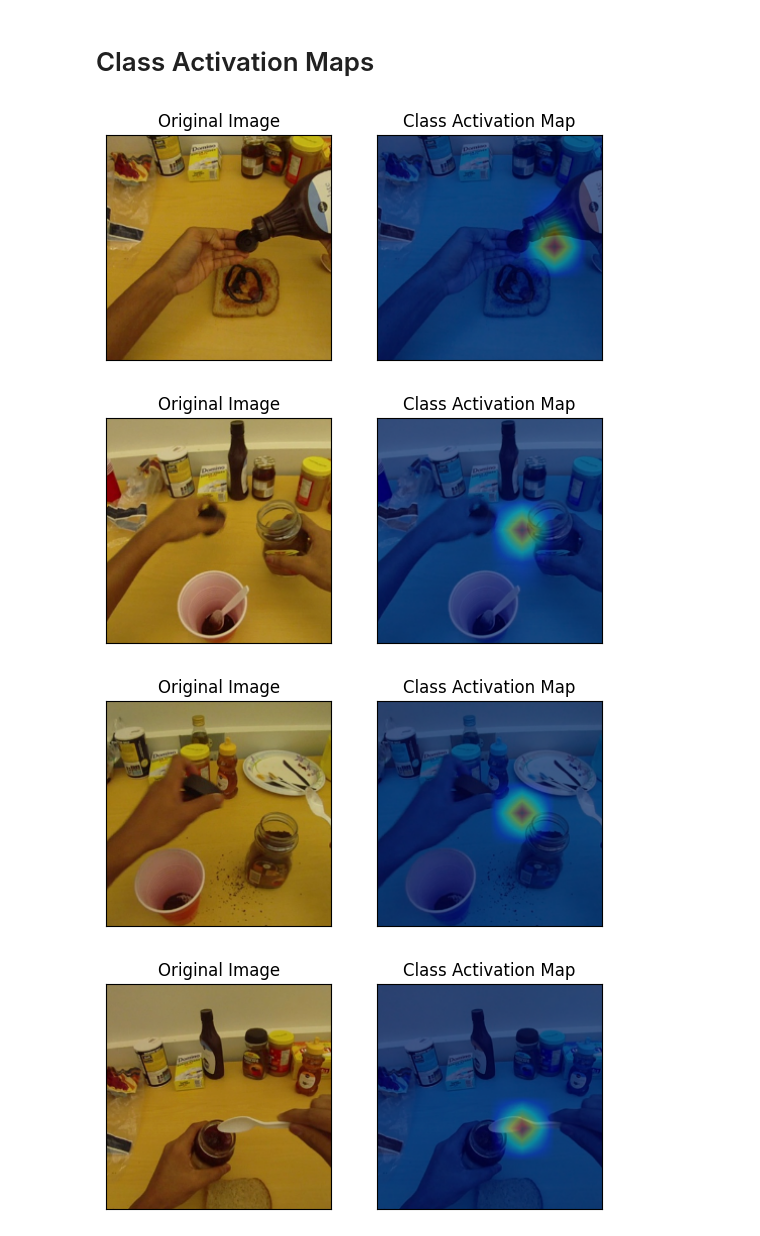
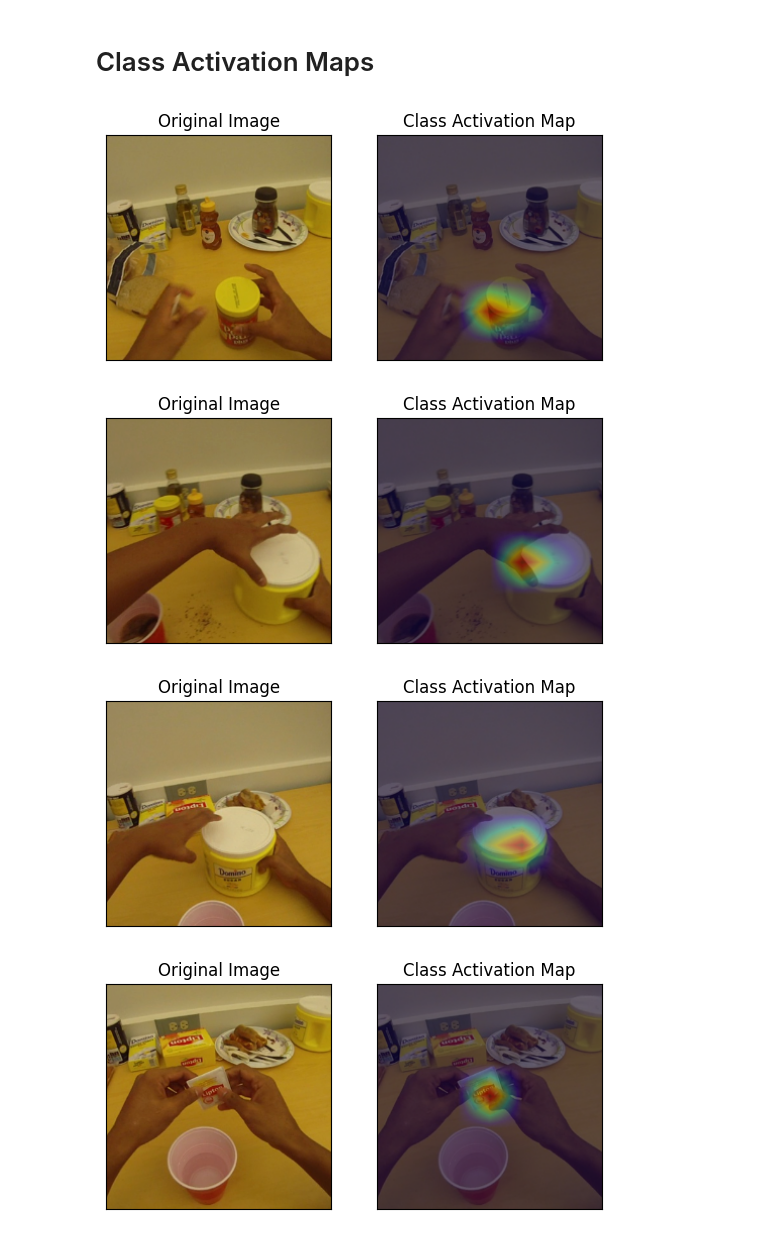
Before and after one commit to FarInHeight/Advanced-Machine-Learning, a Jupyter notebook: homework02/Homework2_AML.ipynb, the cells around one changed output. Drawn from its saved outputs; the diff is of its cells as text; code cells hidden in the pictures.

Commit message:
updated 2nd homework - fixed cam implementation

```diff
--- a/homework02/Homework2_AML.ipynb
+++ b/homework02/Homework2_AML.ipynb
@@ -259,8 +259,8 @@ class MyConvLSTMCell(nn.Module):
                      Variable(torch.randn(x.size(0), x.size(1), x.size(2), x.size(3)).cuda()))
 
         # extract c_{t-1} and h_{t-1}
-        c_t_1, h_t_1 = state
-        # h_t_1, c_t_1 = state
+        # c_t_1, h_t_1 = state
+        h_t_1, c_t_1 = state
 
         i = self.sigmoid( self.conv_i_xx(x) + self.conv_i_hh(h_t_1) )
         f = self.sigmoid( self.conv_f_xx(x) + self.conv_f_hh(h_t_1) )
@@ -270,8 +270,8 @@ class MyConvLSTMCell(nn.Module):
         c_t = f * c_t_1 + i * g
         h_t = o * self.tanh(c_t)
 
-        return c_t, h_t
-        # return h_t, c_t
+        # return c_t, h_t
+        return h_t, c_t
 
 
 
@@ -665,7 +667,10 @@ def cam(model, inputVariable, mean, std):
           img = 255 * np.clip(std * img + mean, 0, 1)
           img = np.uint8(img)
 
-          # opencv works in BGR, so change the colorspace
+          # opencv works in BGR, so conver to BGR
+          img = cv2.cvtColor(img, cv2.COLOR_RGB2BGR)
+
+          # compute the cam image
           cam_img = F.softmax(cam, 1).data
           cam_img = cam_img.cpu().numpy()
           cam_img = cam_img.reshape(h, w)
@@ -677,7 +682,10 @@ def cam(model, inputVariable, mean, std):
           output_cam = cv2.resize(cam_img, (size_upsample, size_upsample))
           heatmap = cv2.applyColorMap(output_cam, cv2.COLORMAP_JET)
           result = np.uint8(heatmap * 0.3 + img * 0.5)
-          result = cv2.cvtColor(result, cv2.COLOR_RGB2BGR)
+
+          # convert to RGB
+          img = cv2.cvtColor(img, cv2.COLOR_BGR2RGB)
+          result = cv2.cvtColor(result, cv2.COLOR_BGR2RGB)
 
           plt.figure()
           plt.subplot(1, 2, 1)
@@ -690,14 +698,14 @@ def cam(model, inputVariable, mean, std):
           plt.tick_params(left = False, right = False, labelleft = False, labelbottom = False, bottom = False)
           plt.show
 # %%
-model.load_state_dict(torch.load('/content/saved_models/homework_step2_c/model'))
+# model.load_state_dict(torch.load('/content/saved_models/homework_step2_c/model'))
 
 for j, (inputs, targets) in enumerate(val_loader):
   inputVariable = inputs.permute(1, 0, 2, 3, 4).to(DEVICE)
   labelVariable = targets.to(DEVICE)
   cam(model, inputVariable, mean, std)
 # %% [output]
-[figure, old version]
+[figure, new version]
-[figure, old version]
+[figure, new version]
-[figure, old version]
+[figure, new version]
-[figure, old version]
+[figure, new version]
```
Also changed, not shown: parts of 5 cells of this notebook.
